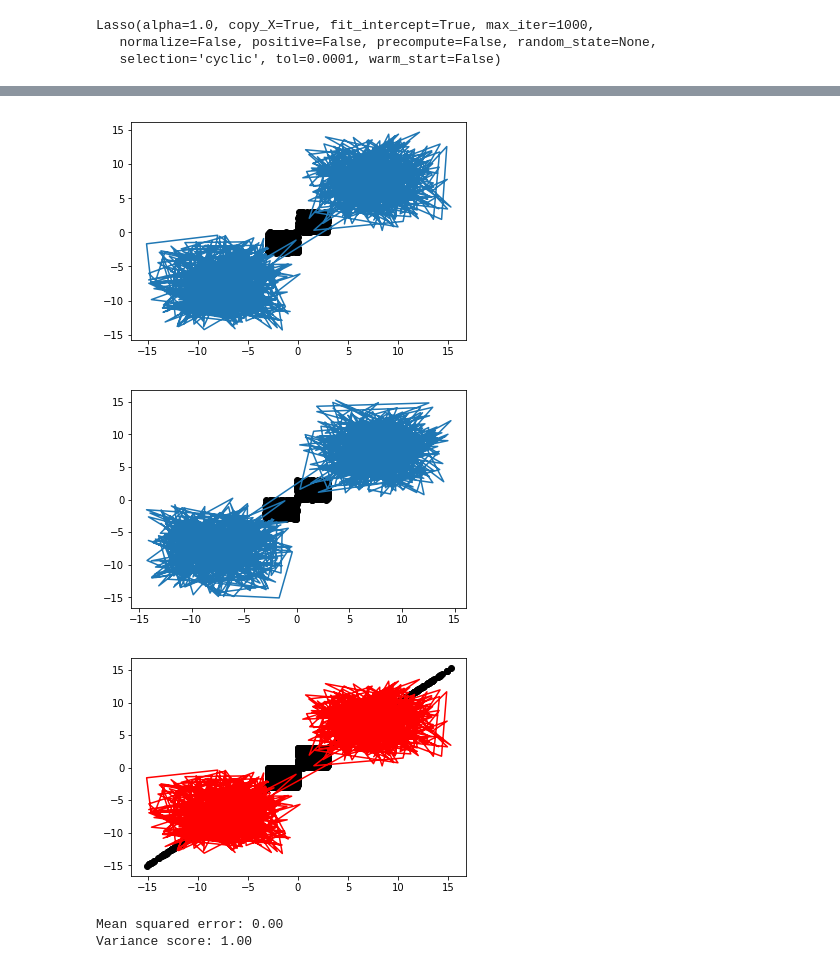
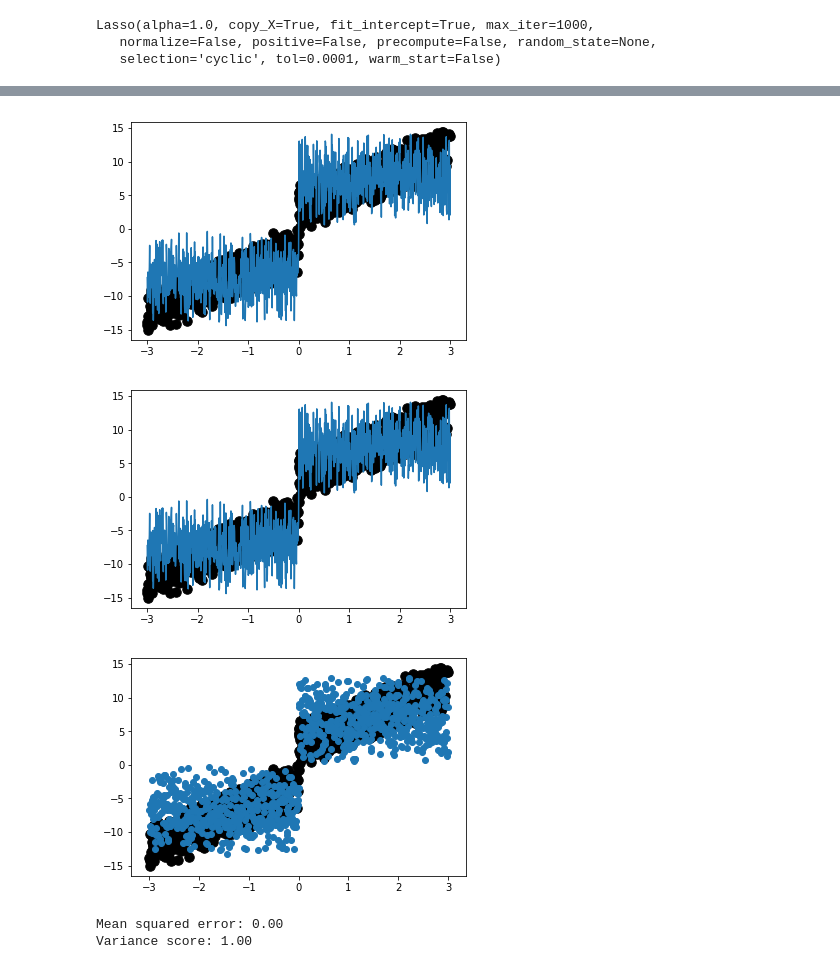
Before and after one commit to Tyagi123/Jupiter_files_ML, a Jupyter notebook: files/Regression_Assignment_xmas.ipynb, the cells around one changed output, grey strips where cells are left out. Cells and saved outputs as stored; diff of their text form; code cells hidden in the pictures.

```diff
--- a/files/Regression_Assignment_xmas.ipynb
+++ b/files/Regression_Assignment_xmas.ipynb
@@ -44,23 +44,23 @@ Lasso Regression bias and cofe[1.81855564 2.79877659][-0.00632433]
 import matplotlib.pyplot as plt
 %matplotlib inline
 # %%
-plt.scatter(x2,x3,color='black')
-plt.plot(y_actual,lr_out)
+plt.scatter(x2,y_actual,color='black',s=90)
+plt.plot(np.linspace(x2.min(),x2.max(),1000),lr_out)
 plt.show()
 # %% [output]
-[figure, old version]
+[figure, new version]
 # %%
-plt.scatter(x2,x3,color='black')
-plt.plot(rd_out,y_actual)
+plt.scatter(x2,y_actual,color='black',s=90)
+plt.plot(np.linspace(x2.min(),x2.max(),1000),rd_out)
 plt.show()
 # %% [output]
-[figure, old version]
+[figure, new version]
 # %%
-plt.scatter(datatest,data,color='black')
-plt.plot(y_actual,las_out,color='red')
+plt.scatter(x2,y_actual,color='black',s=90)
+plt.scatter(np.linspace(x2.min(),x2.max(),1000),las_out)
 plt.show()
 # %% [output]
-[figure, old version]
+[figure, new version]
 # %%
 # The mean squared error
 print("Linear Regression Mean squared error: %.2f" % np.mean((lr.predict(datatest[['x1','x2']]) - lr_out) ** 2))
```
Also changed, not shown: parts of 2 cells of this notebook, 3 other files.
